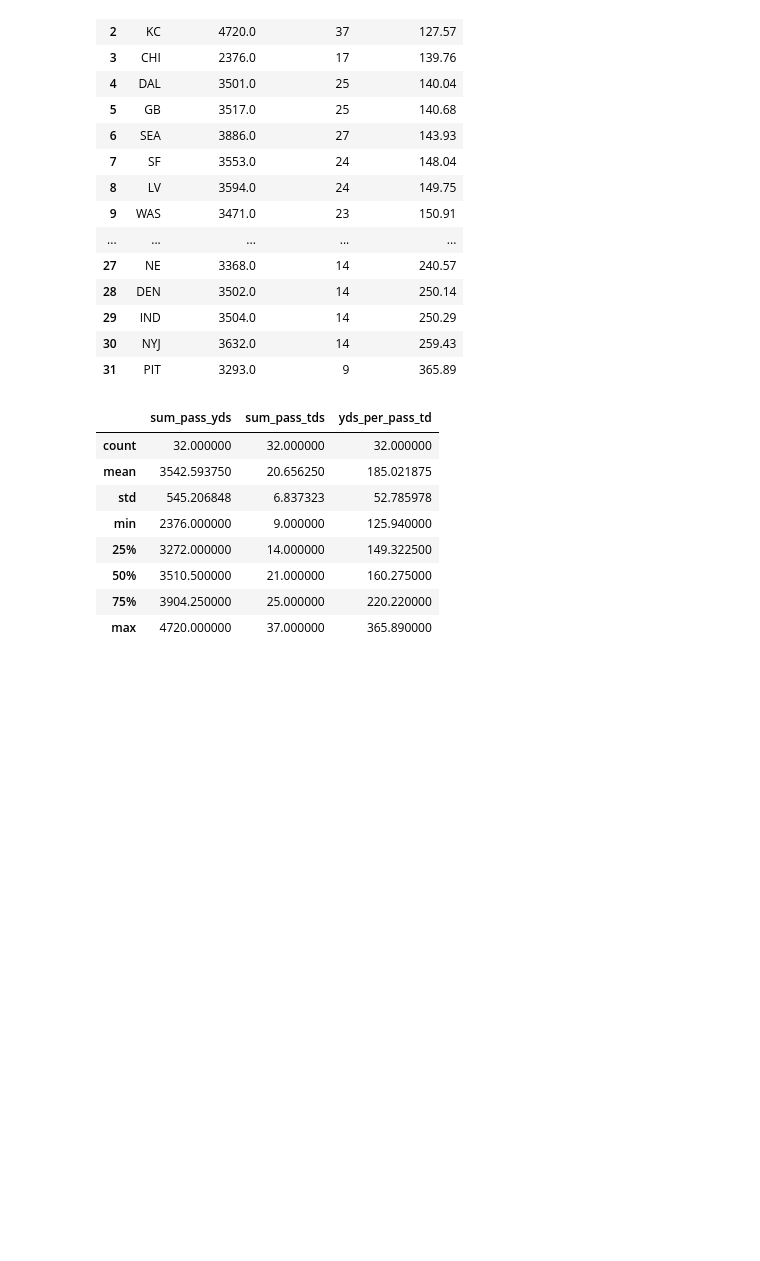
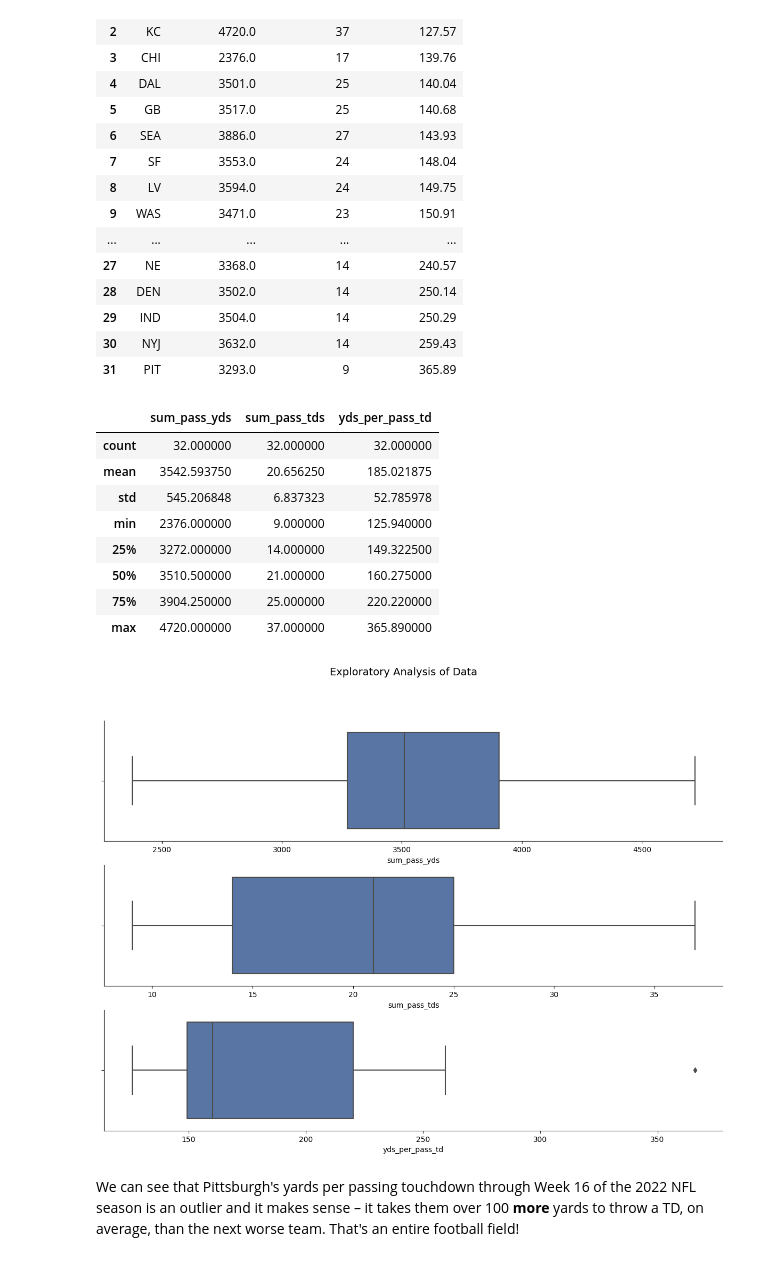
Before and after one commit to gfidanli/fantasy_football_analysis, a Jupyter notebook: daily_analysis/day_61_70/day67.ipynb, the cells around one changed output. Saved outputs shown, nothing was run; the diff lists cells and outputs as text; code cells hidden in the pictures; blank space fills up the shorter version.

Commit message:
add initial plot

```diff
--- a/daily_analysis/day_61_70/day67.ipynb
+++ b/daily_analysis/day_61_70/day67.ipynb
@@ -5,6 +5,11 @@ Today I'm going to look at passing yards per passing touchdown on a team level.
 # %%
 import pandas as pd
 import sqlite3
+import matplotlib.pyplot as plt
+import matplotlib.ticker
+import seaborn as sns
+
+sns.set_palette('deep')
 
 # Create database connection
 conn = sqlite3.connect('../../data/db/database_test.db')
@@ -81,3 +86,29 @@ df.describe()
 | 50% | 3510.500000 | 21.000000 | 160.275000 |
 | 75% | 3904.250000 | 25.000000 | 220.220000 |
 | max | 4720.000000 | 37.000000 | 365.890000 |
+# %%
+# Plot setup
+fig, (ax0, ax1, ax2) = plt.subplots(3, 1, figsize = (15, 10))
+
+plot_config = {
+    'sum_pass_yds':ax0,
+    'sum_pass_tds':ax1,
+    'yds_per_pass_td':ax2,
+}
+
+# Plot
+for col, ax in plot_config.items():
+    sns.boxplot(x=col,
+                data=df,
+                # whis=[5,95],
+                ax=ax)
+
+# Add Title
+fig.suptitle('Exploratory Analysis of Data', size=14)
+
+sns.despine()
+plt.show()
+# %% [output]
+[figure, added]
+# %% [markdown]
+We can see that Pittsburgh's yards per passing touchdown through Week 16 of the 2022 NFL season is an outlier and it makes sense – it takes them over 100 **more** yards to throw a TD, on average, than the next worse team. That's an entire football field!
```
